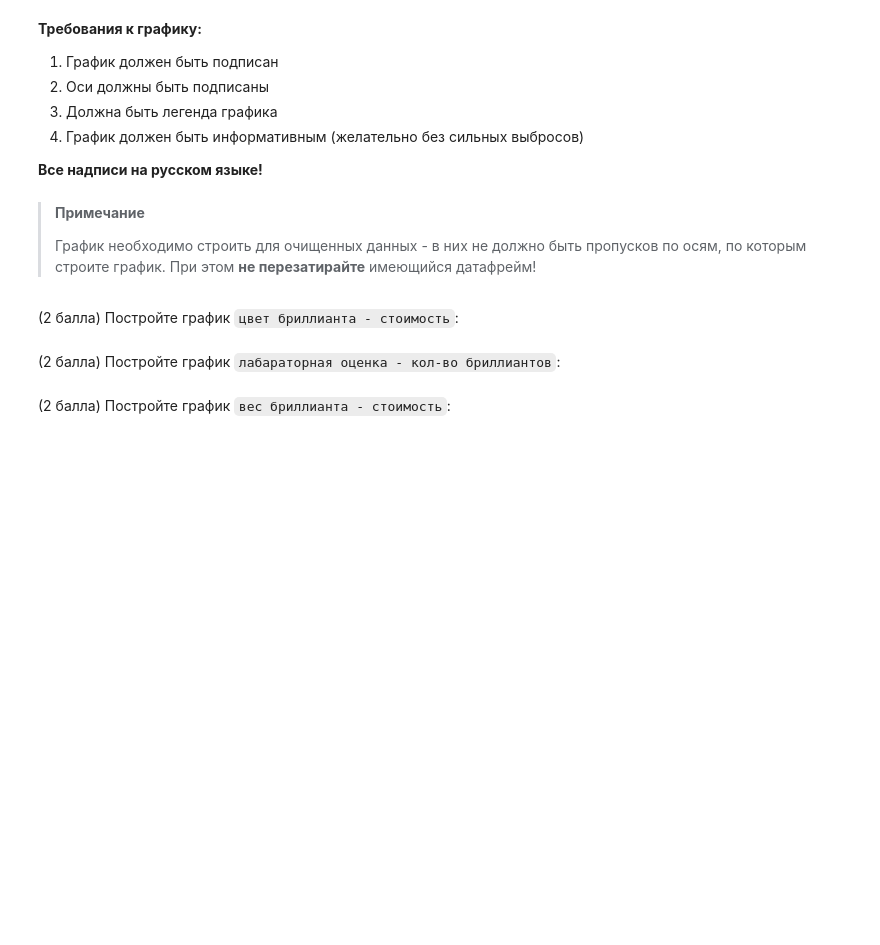
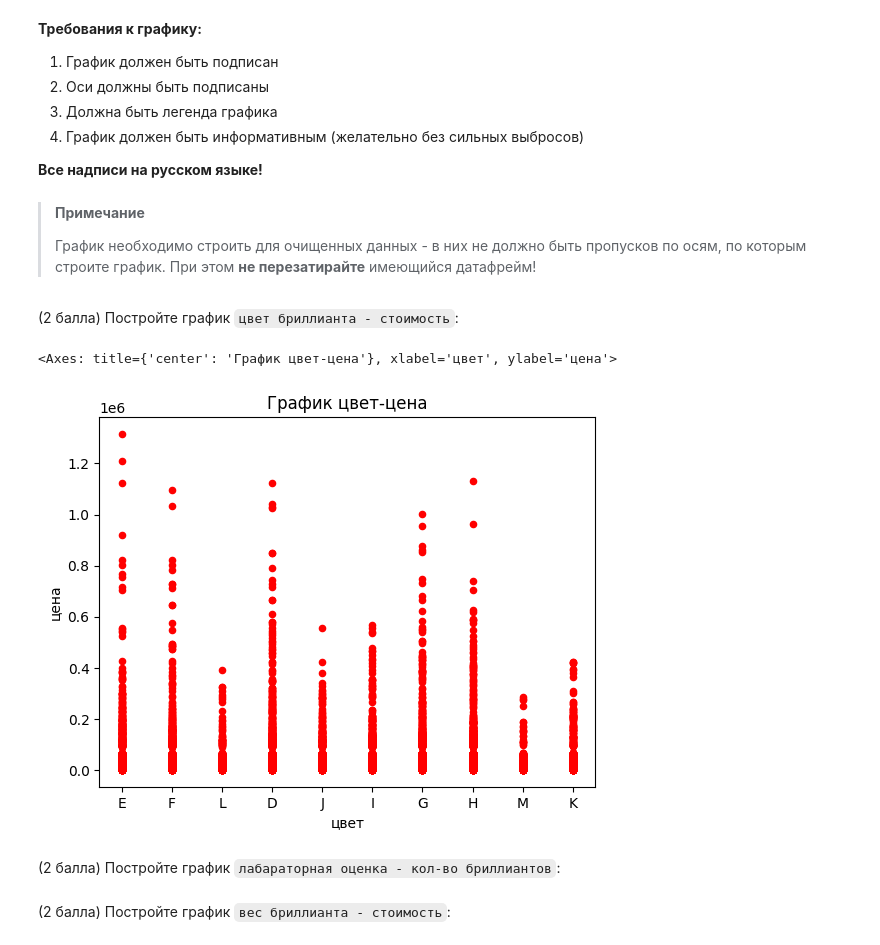
Before and after one commit to DavydenkoGr/Lab-Work, a Jupyter notebook: lab_work.ipynb, the cells around one changed output. Drawn from its saved outputs; the diff is of its cells as text; code cells hidden in the pictures; blank space fills up the shorter version.

```diff
--- a/lab_work.ipynb
+++ b/lab_work.ipynb
@@ -340,3 +397,19 @@ columns
+# %%
+color_mask = diamonds["color"] != "unknown"
+color_price_df = diamonds[["color", "total_sales_price"]][color_mask]
+
+diagram = color_price_df.plot(
+    x="color", y="total_sales_price",
+    kind="scatter", title="График цвет-цена",
+    color="red"
+)
+diagram.set_xlabel("цвет")
+diagram.set_ylabel("цена")
+
+diagram
+# %% [output]
+<Axes: title={'center': 'График цвет-цена'}, xlabel='цвет', ylabel='цена'>
+[figure, added]
 # %% [markdown]
 (2 балла) Постройте график `лабараторная оценка - кол-во бриллиантов`:
 # %%
```
Also changed, not shown: parts of 22 cells of this notebook.
